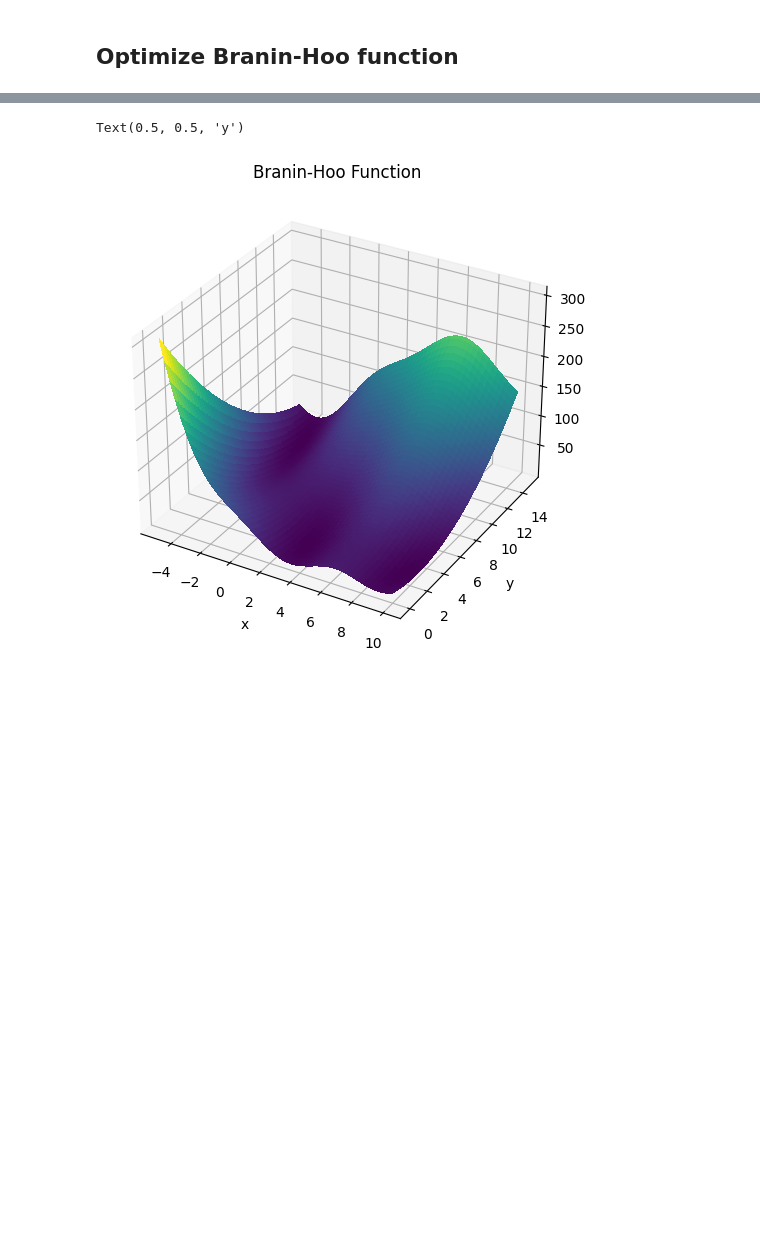
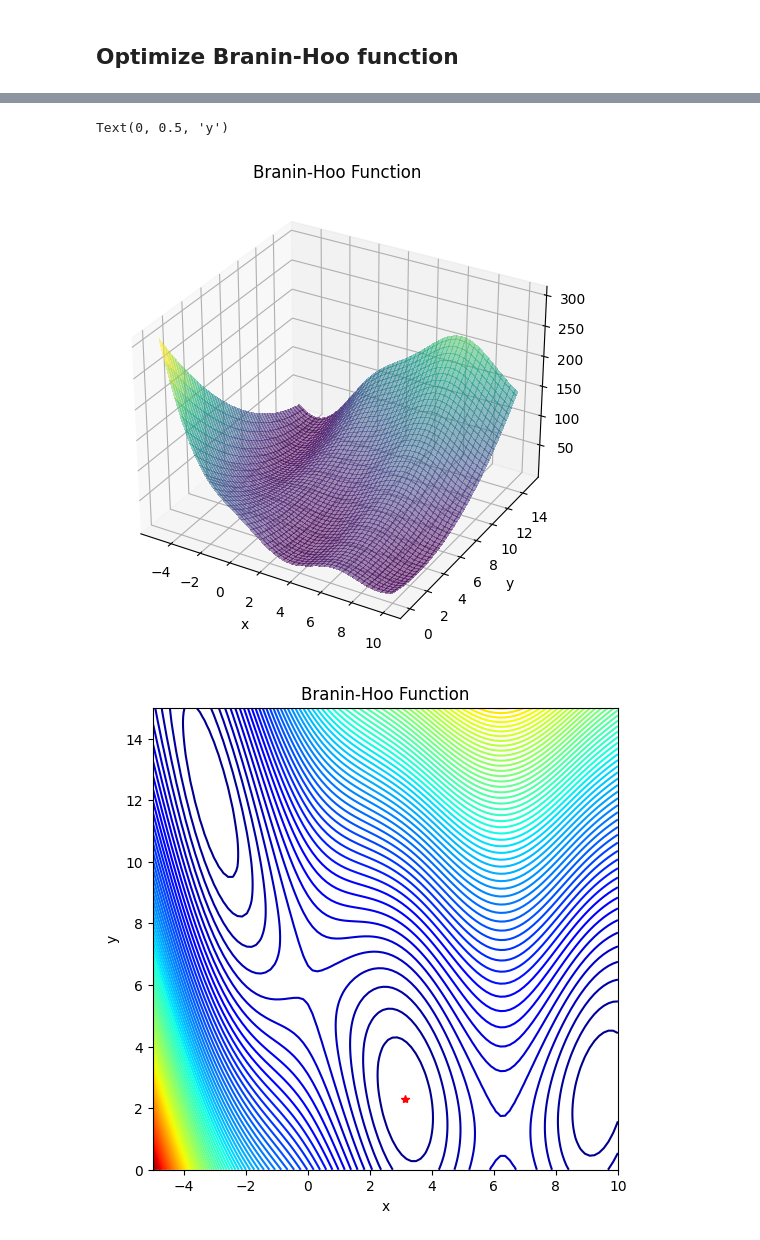
Before and after one commit to RichProgrammerEE/ECE524-Machine-Learning, a Jupyter notebook: final_project/existing_bayes_opt.ipynb, the cells around one changed output, grey strips where cells are left out. Saved outputs shown, nothing was run; the diff lists cells and outputs as text; code cells hidden in the pictures; blank space fills up the shorter version.

Commit message:
Final project Bayesian Optimization basic optimizer is working.

```diff
--- a/final_project/existing_bayes_opt.ipynb
+++ b/final_project/existing_bayes_opt.ipynb
@@ -92,16 +102,16 @@ optimizer = BayesianOptimization(
     f=lambda x1, x2: -1 * branin_hoo_function(x1, x2),
     pbounds=pbounds,
     verbose=2, # verbose = 1 prints only when a maximum is observed, verbose = 0 is silent
-    random_state=1,
     allow_duplicate_points=True
 )
 
 optimizer.maximize(
     init_points=5,
-    n_iter=35,
+    n_iter=40,
 )
 
-print(optimizer.max)
+min = optimizer.max
+print(min)
 # %% [output]
 |   iter    |  target   |    x1     |    x2     |
 -------------------------------------------------
@@ -123,17 +133,26 @@ print(optimizer.max)
 # %%
 x_axis = np.linspace(-5, 10, 100)
 y_axis = np.linspace(0, 15, 100)
 XA, YA = np.meshgrid(x_axis, y_axis)
 vfunc = np.vectorize(branin_hoo_function)
 Z = vfunc(XA, YA)
 
 fig = plt.figure(figsize=(6, 6))
 ax = plt.axes(projection='3d')
 surf = ax.plot_surface(XA, YA, Z, cmap=cm.viridis,
-                       linewidth=0, antialiased=False)
+                       linewidth=0, antialiased=False, alpha=0.5)
 plt.title("Branin-Hoo Function")
 plt.xlabel("x")
 plt.ylabel("y")
+
+fig, ax = plt.subplots(figsize=(6, 6))
+ax.contour(XA, YA, Z, levels=100, cmap=cm.jet)
+min = [min["params"]["x1"], min["params"]["x2"]]
+ax.plot(*min, "r*")
+plt.title("Branin-Hoo Function")
+plt.xlabel("x")
+plt.ylabel("y")
 # %% [output]
-Text(0.5, 0.5, 'y')
+Text(0, 0.5, 'y')
-[figure, old version]
+[figure, new version]
+[figure, added]
```
Also changed, not shown: parts of 3 cells of this notebook, 3 other files.
